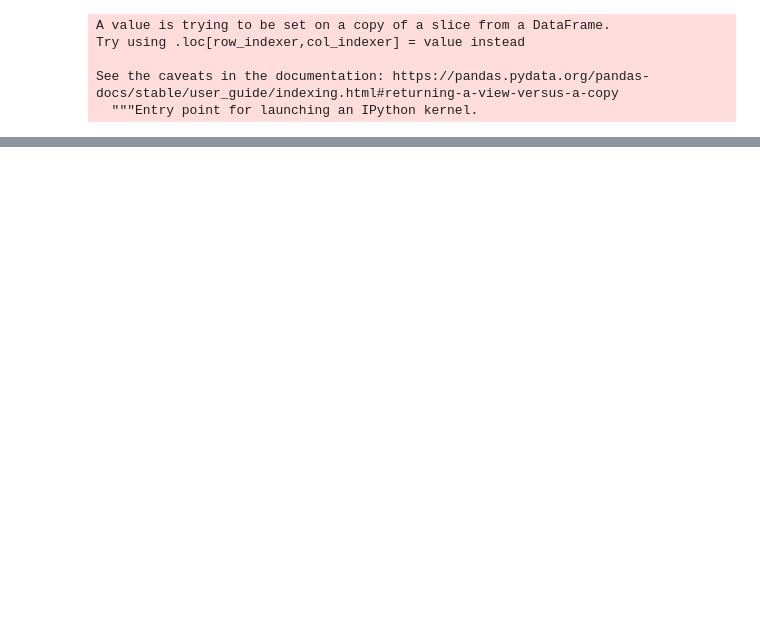
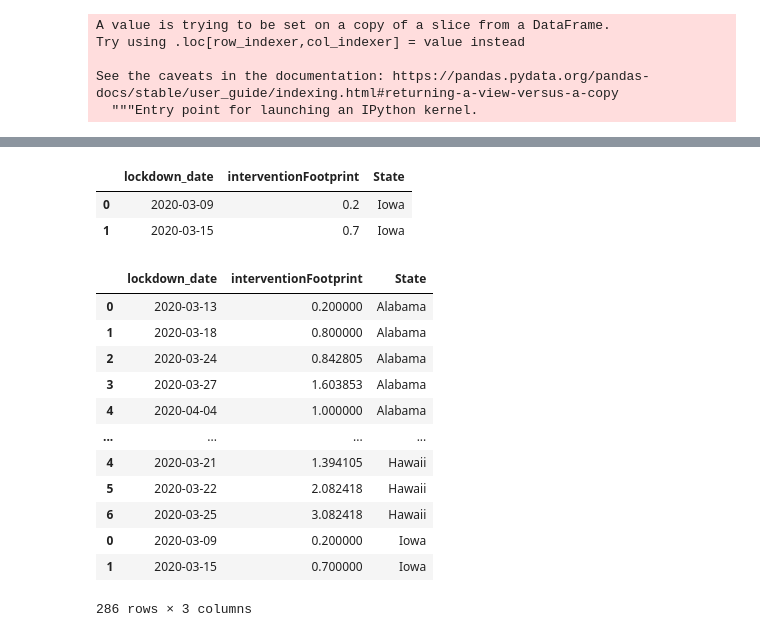
Before and after one commit to covidvis/covid19-vis, a Jupyter notebook: notebooks/Intervention Footprint Trajectory.ipynb, the cells around one changed output, grey strips where cells are left out. Cells and saved outputs as stored; diff of their text form; code cells hidden in the pictures; blank space fills up the shorter version.

```diff
--- a/notebooks/Intervention Footprint Trajectory.ipynb
+++ b/notebooks/Intervention Footprint Trajectory.ipynb
@@ -119,0 +252,13 @@ quarantine_df[quarantine_df["pctStateAffected"]==1]
+# %%
+def plot_interventionFootprint(state):
+    qdf = quarantine_df[quarantine_df["Province_State"]==state]
+    qdf = qdf.groupby('lockdown_date').interventionFootprint.sum()
+    qdf = qdf.groupby(qdf.index.month).cumsum().reset_index()
+    chart = alt.Chart(qdf).mark_line().encode(
+        x = "lockdown_date",
+        y = "interventionFootprint"
+    ).properties(title=state)
+    return chart
+# %%
+for state in quarantine_df.Province_State.unique():
+    display(plot_interventionFootprint(state))
@@ -119,0 +295,32 @@ quarantine_df[quarantine_df["pctStateAffected"]==1]
+# %%
+qdf
+# %% [output]
+|  | lockdown_date | interventionFootprint | State |
+| 0 | 2020-03-09 | 0.2 | Iowa |
+| 1 | 2020-03-15 | 0.7 | Iowa |
+# %%
+df_all = []
+for state in quarantine_df.Province_State.unique():
+    qdf = quarantine_df[quarantine_df["Province_State"]==state]
+    qdf = qdf.groupby('lockdown_date').interventionFootprint.sum()
+    qdf = qdf.groupby(qdf.index.month).cumsum().reset_index()
+    qdf["State"]=state
+    df_all.append(qdf)
+# %%
+df_all = pd.concat(df_all)
+# %%
+df_all
+# %% [output]
+|  | lockdown_date | interventionFootprint | State |
+| 0 | 2020-03-13 | 0.200000 | Alabama |
+| 1 | 2020-03-18 | 0.800000 | Alabama |
+| 2 | 2020-03-24 | 0.842805 | Alabama |
+| 3 | 2020-03-27 | 1.603853 | Alabama |
+| 4 | 2020-04-04 | 1.000000 | Alabama |
+| ... | ... | ... | ... |
+| 4 | 2020-03-21 | 1.394105 | Hawaii |
+| 5 | 2020-03-22 | 2.082418 | Hawaii |
+| 6 | 2020-03-25 | 3.082418 | Hawaii |
+| 0 | 2020-03-09 | 0.200000 | Iowa |
+| 1 | 2020-03-15 | 0.700000 | Iowa |
+286 rows × 3 columns
```
Also changed, not shown: parts of 37 cells of this notebook.
